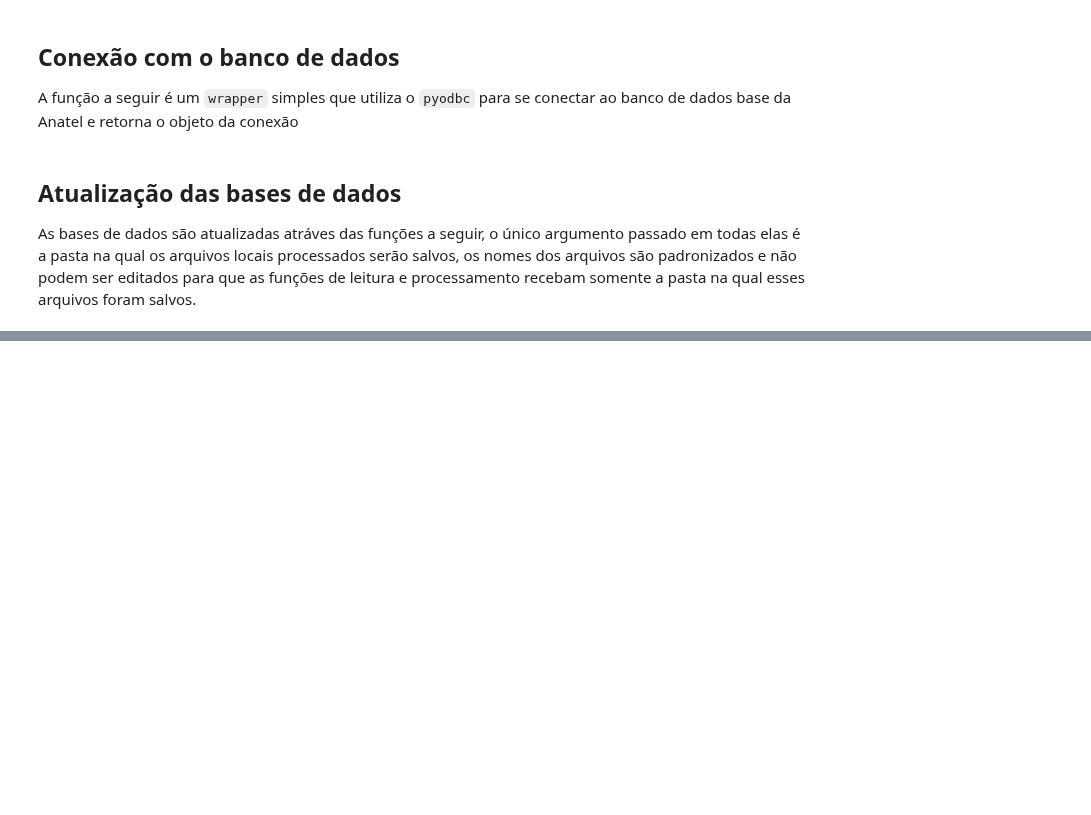
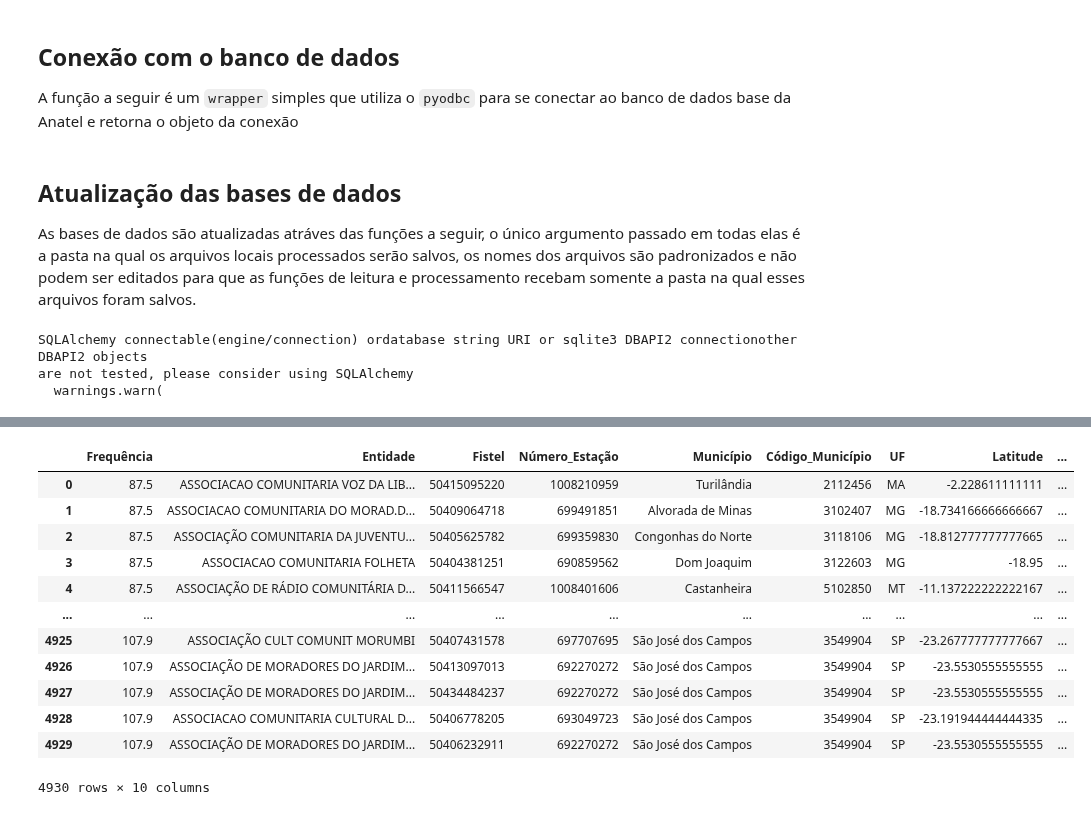
Before and after one commit to ronaldokun/anateldb, a Jupyter notebook: nbs/updates.ipynb, the cells around one changed output, grey strips where cells are left out. Saved outputs shown, nothing was run; the diff lists cells and outputs as text; code cells hidden in the pictures; blank space fills up the shorter version.

```diff
--- a/nbs/updates.ipynb
+++ b/nbs/updates.ipynb
@@ -130,10 +120,20 @@ def update_radcom(
         "[cyan]Lendo o Banco de Dados de Radcom...", spinner="earth"
     ) as status:
         try:
-            df = pd.read_sql_query(RADCOM, conn)
+            df = pd.read_sql_query(SQL_RADCOM, conn)
             return _save_df(df, folder, "radcom")
         except pyodbc.OperationalError as e:
             status.console.log(
                 "Não foi possível abrir uma conexão com o SQL Server. Esta conexão somente funciona da rede cabeada!"
             )
             raise ConnectionError from e
+# %%
+#| eval: false
+folder = Path.cwd().parent / 'dados'
+conn = connect_db()
+radcom = update_radcom(conn, folder)
+radcom
+# %% [output]
+SQLAlchemy connectable(engine/connection) ordatabase string URI or sqlite3 DBAPI2 connectionother DBAPI2 objects
+are not tested, please consider using SQLAlchemy
+  warnings.warn(
@@ -140,3 +142,16 @@ def update_radcom(
+|  | Frequência | Entidade | Fistel | Número_Estação | Município | Código_Município | UF | Latitude | ... |
+| 0 | 87.5 | ASSOCIACAO COMUNITARIA VOZ DA LIB... | 50415095220 | 1008210959 | Turilândia | 2112456 | MA | -2.228611111111 | ... |
+| 1 | 87.5 | ASSOCIACAO COMUNITARIA DO MORAD.D... | 50409064718 | 699491851 | Alvorada de Minas | 3102407 | MG | -18.734166666666667 | ... |
+| 2 | 87.5 | ASSOCIAÇÃO COMUNITARIA DA JUVENTU... | 50405625782 | 699359830 | Congonhas do Norte | 3118106 | MG | -18.812777777777665 | ... |
+| 3 | 87.5 | ASSOCIACAO COMUNITARIA FOLHETA | 50404381251 | 690859562 | Dom Joaquim | 3122603 | MG | -18.95 | ... |
+| 4 | 87.5 | ASSOCIAÇÃO DE RÁDIO COMUNITÁRIA D... | 50411566547 | 1008401606 | Castanheira | 5102850 | MT | -11.137222222222167 | ... |
+| ... | ... | ... | ... | ... | ... | ... | ... | ... | ... |
+| 4925 | 107.9 | ASSOCIAÇÃO CULT COMUNIT MORUMBI | 50407431578 | 697707695 | São José dos Campos | 3549904 | SP | -23.267777777777667 | ... |
+| 4926 | 107.9 | ASSOCIAÇÃO DE MORADORES DO JARDIM... | 50413097013 | 692270272 | São José dos Campos | 3549904 | SP | -23.5530555555555 | ... |
+| 4927 | 107.9 | ASSOCIAÇÃO DE MORADORES DO JARDIM... | 50434484237 | 692270272 | São José dos Campos | 3549904 | SP | -23.5530555555555 | ... |
+| 4928 | 107.9 | ASSOCIACAO COMUNITARIA CULTURAL D... | 50406778205 | 693049723 | São José dos Campos | 3549904 | SP | -23.191944444444335 | ... |
+| 4929 | 107.9 | ASSOCIAÇÃO DE MORADORES DO JARDIM... | 50406232911 | 692270272 | São José dos Campos | 3549904 | SP | -23.5530555555555 | ... |
+4930 rows × 10 columns
 # %%
 #|export
 def update_stel(
```
Also changed, not shown: parts of 15 cells of this notebook, 14 other files.
